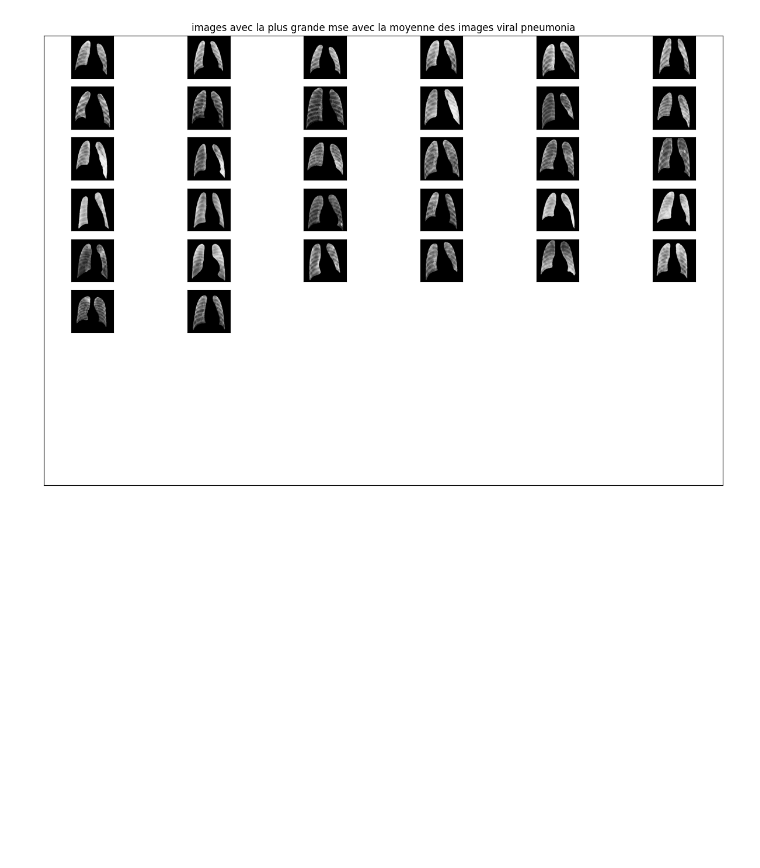
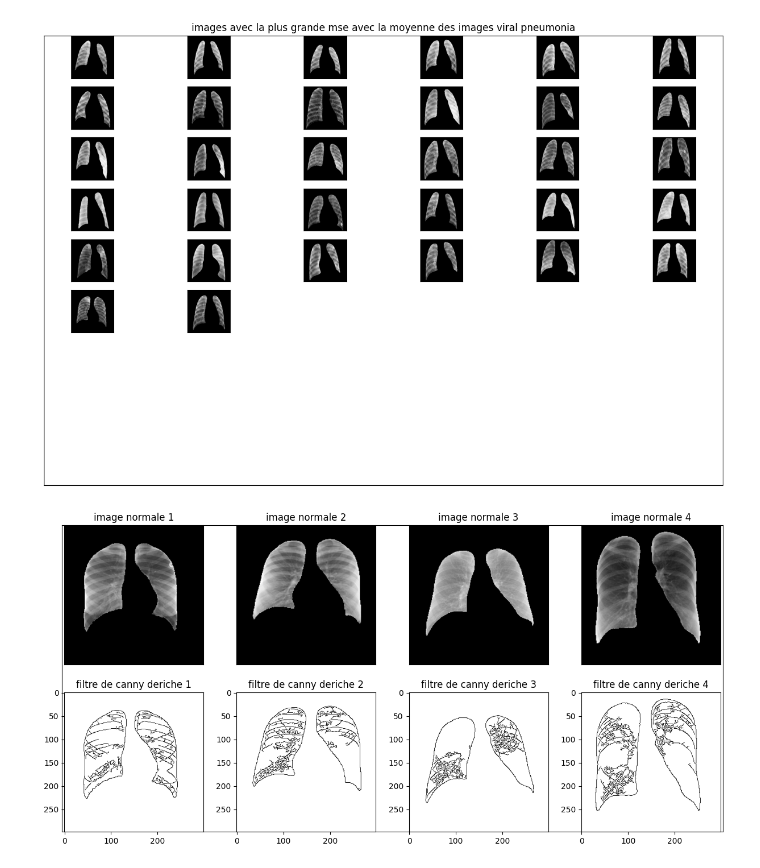
Before and after one commit to cyrilmarat/Liora_Covid, a Jupyter notebook: notebooks/exploration/read_data2.ipynb, the cells around one changed output. Drawn from its saved outputs; the diff is of its cells as text; code cells hidden in the pictures; blank space fills up the shorter version.

```diff
--- a/notebooks/exploration/read_data2.ipynb
+++ b/notebooks/exploration/read_data2.ipynb
@@ -32,6 +34,7 @@ for i in range(0, nb_files_Normal):
 nb_files_Covid=len(fnmatch.filter(os.listdir(workingpath+covid_files+"/images/"), "*.png"))
 all_img_Covid = np.zeros((size_img, size_img, nb_files_Covid),  dtype=np.uint8)
 all_small_Covid = np.zeros((size_small_img, size_small_img, nb_files_Covid),  dtype=np.uint8)
+all_masks_Covid = np.zeros((size_img, size_img, nb_files_Covid),  dtype=np.uint8)
 for i in range(0, nb_files_Covid):
     img_Covid = cv2.imread(workingpath+covid_files +"/images/COVID-"+str(i+1)+".png", cv2.IMREAD_GRAYSCALE)
 
@@ -40,6 +43,7 @@ for i in range(0, nb_files_Covid):
     img_mask_resized = cv2.resize(img_Covid_mask, (img_Covid.shape[0], img_Covid.shape[1]), 0, 0, cv2.INTER_NEAREST)
     img_Covid_and_mask = cv2.bitwise_and(img_Covid,img_mask_resized)
     img_Covid_and_mask_resized = cv2.resize(img_Covid_and_mask, (size_img, size_img), 0, 0, cv2.INTER_NEAREST)
+    all_masks_Covid[:,:,i] = img_mask_resized
     all_img_Covid[:,:,i] = img_Covid_and_mask_resized
     all_small_Covid[:,:,i] = cv2.resize(img_Covid_and_mask_resized, (size_small_img, size_small_img), 0, 0, cv2.INTER_NEAREST)
 # %%
@@ -47,6 +51,7 @@ for i in range(0, nb_files_Covid):
 nb_files_LungOpacity=len(fnmatch.filter(os.listdir(workingpath+lungOpacity_files+"/images/"), "*.png"))
 all_img_LungOpacity = np.zeros((size_img, size_img, nb_files_LungOpacity),  dtype=np.uint8)
 all_small_LungOpacity = np.zeros((size_small_img, size_small_img, nb_files_LungOpacity),  dtype=np.uint8)
+all_masks_LungOpacity = np.zeros((size_img, size_img, nb_files_LungOpacity),  dtype=np.uint8)
 for i in range(0, nb_files_LungOpacity):
     img_LungOpacity = cv2.imread(workingpath+lungOpacity_files +"/images/Lung_Opacity-"+str(i+1)+".png", cv2.IMREAD_GRAYSCALE)
 
@@ -55,6 +60,7 @@ for i in range(0, nb_files_LungOpacity):
     img_mask_resized = cv2.resize(img_LungOpacity_mask, (img_LungOpacity.shape[0], img_LungOpacity.shape[1]), 0, 0, cv2.INTER_NEAREST)
     img_LungOpacity_and_mask = cv2.bitwise_and(img_LungOpacity,img_mask_resized)
     img_LungOpacity_and_mask_resized = cv2.resize(img_LungOpacity_and_mask, (size_img, size_img), 0, 0, cv2.INTER_NEAREST)
+    all_masks_LungOpacity[:,:,i] = img_mask_resized
     all_img_LungOpacity[:,:,i] = img_LungOpacity_and_mask_resized
     all_small_LungOpacity[:,:,i] = cv2.resize(img_LungOpacity_and_mask_resized, (size_small_img, size_small_img), 0, 0, cv2.INTER_NEAREST)
 # %%
@@ -62,6 +68,8 @@ for i in range(0, nb_files_LungOpacity):
 nb_files_ViralPneumonia=len(fnmatch.filter(os.listdir(workingpath+viralPneumonia_files+"/images/"), "*.png"))
 all_img_ViralPneumonia = np.zeros((size_img, size_img, nb_files_ViralPneumonia),  dtype=np.uint8)
 all_small_ViralPneumonia = np.zeros((size_small_img, size_small_img, nb_files_ViralPneumonia),  dtype=np.uint8)
+all_masks_ViralPneumonia= np.zeros((size_img, size_img, nb_files_ViralPneumonia),  dtype=np.uint8)
+
 for i in range(0, nb_files_ViralPneumonia):
     img_ViralPneumonia = cv2.imread(workingpath+viralPneumonia_files +"/images/Viral Pneumonia-"+str(i+1)+".png", cv2.IMREAD_GRAYSCALE)
 
@@ -70,6 +78,7 @@ for i in range(0, nb_files_ViralPneumonia):
     img_mask_resized = cv2.resize(img_ViralPneumonia_mask, (img_ViralPneumonia.shape[0], img_ViralPneumonia.shape[1]), 0, 0, cv2.INTER_NEAREST)
     img_ViralPneumonia_and_mask = cv2.bitwise_and(img_ViralPneumonia,img_mask_resized)
     img_ViralPneumonia_and_mask_resized = cv2.resize(img_ViralPneumonia_and_mask, (size_img, size_img), 0, 0, cv2.INTER_NEAREST)
+    all_masks_ViralPneumonia[:,:,i] = img_mask_resized
     all_img_ViralPneumonia[:,:,i] = img_ViralPneumonia_and_mask_resized
     all_small_ViralPneumonia[:,:,i] = cv2.resize(img_ViralPneumonia_and_mask_resized, (size_small_img, size_small_img), 0, 0, cv2.INTER_NEAREST)
 # %%
@@ -363,0 +377,23 @@ for i in range(0, len(values_outliers_ViralPneumonia)):
+# %%
+
+fig =  plt.figure(figsize = (15,7))
+plt.xticks([]);
+plt.yticks([]);
+columns = 4
+rows = 2
+
+for i in range(0, 4):
+
+    img_edges = cv2.Canny(all_img_Normal[:,:,i],10,200)
+    img_mask_edges = cv2.Canny(all_masks_Normal[:,:,i],10,200)
+    img_edges_minus_masks = cv2.bitwise_not(img_edges,img_mask_edges)
+    fig.add_subplot(rows, columns, i+1)
+    plt.imshow(all_img_Normal[:,:,i], cmap='gray');
+    plt.title("image normale " + str(i+1))
+    plt.xticks([]);
+    plt.yticks([]);
+    fig.add_subplot(rows, columns, i+5)
+    plt.imshow(img_edges_minus_masks, cmap='gray');
+    plt.title("filtre de canny deriche " + str(i+1))
+# %% [output]
+[figure, added]
```
Also changed, not shown: parts of 7 cells of this notebook.
